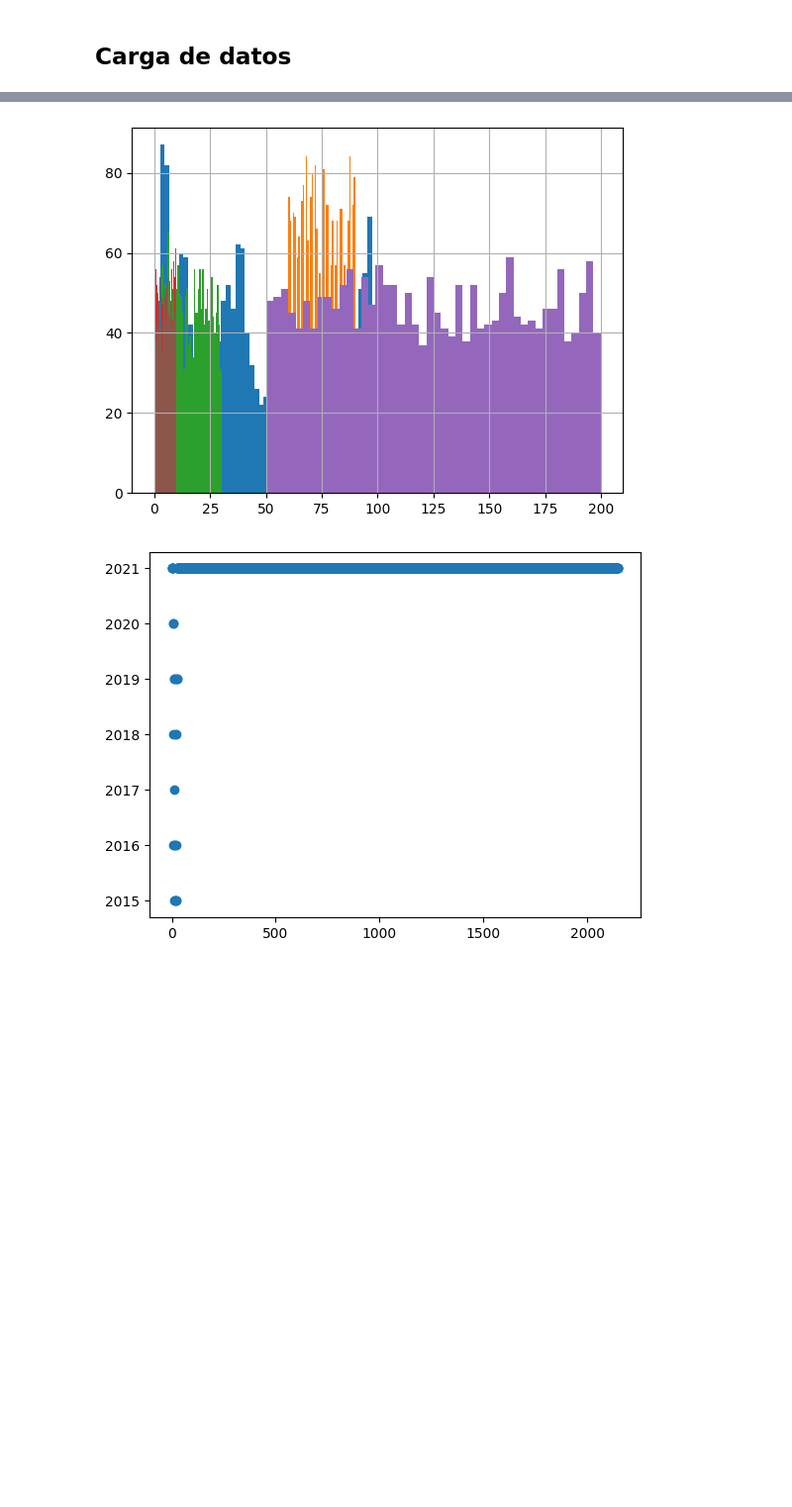
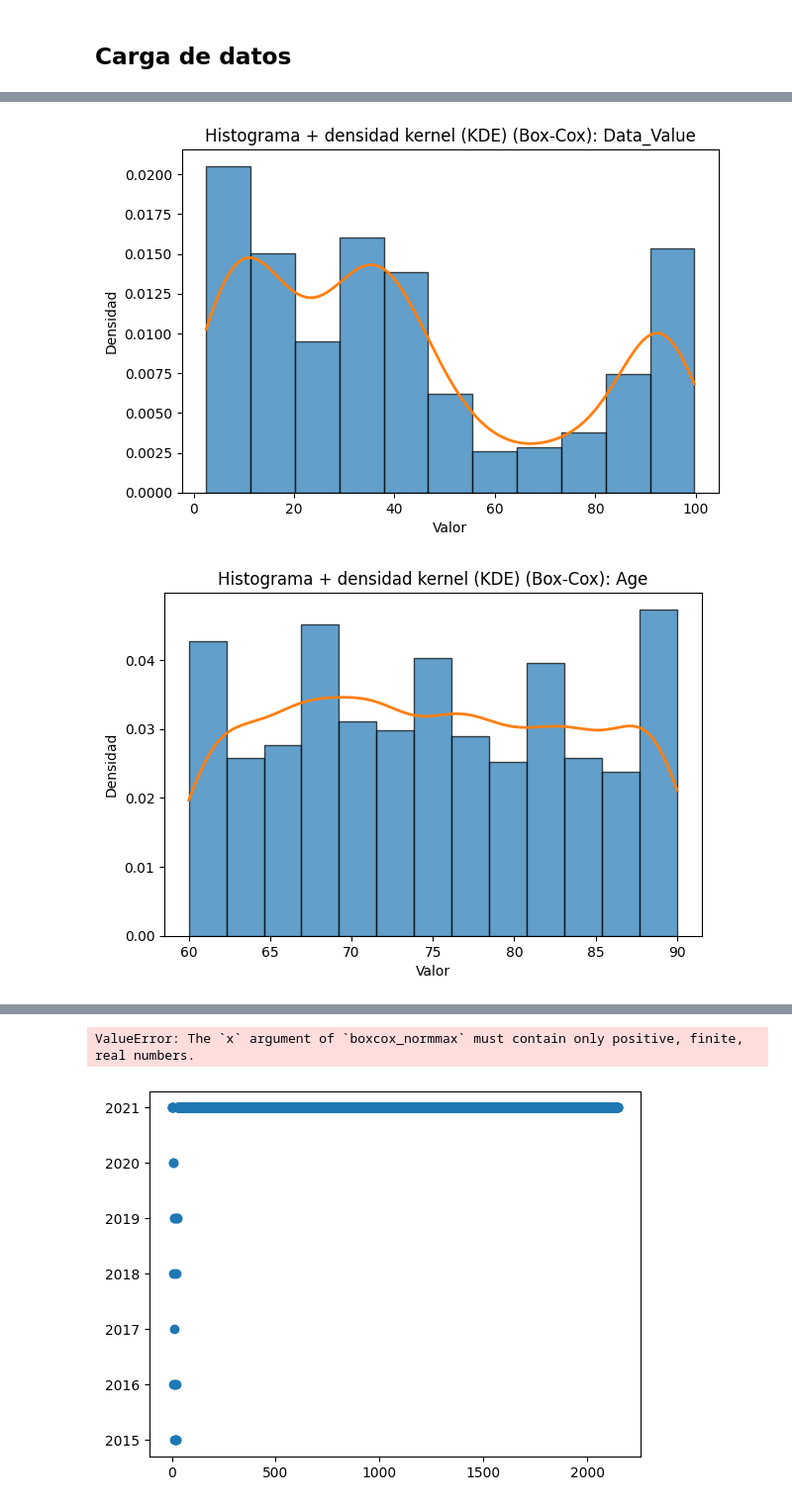
Before and after one commit to Bioestadistica-2025-2/Proyecto-Final, a Jupyter notebook: Proyecto_Final.ipynb, the cells around one changed output, grey strips where cells are left out. Shown at 99% size. Drawn from its saved outputs; the diff is of its cells as text; code cells hidden in the pictures; blank space fills up the shorter version.

```diff
--- a/Proyecto_Final.ipynb
+++ b/Proyecto_Final.ipynb
@@ -25,0 +50,14 @@ columns_interes = ["Data_Value","Age","MMSE","ADL","CholesterolLDL","FunctionalA
+# %%
+for col in columns_interes:
+    columna = df[col].dropna()  # Remove NaNs
+    plt.figure(figsize=(7,4.5))
+    plt.hist(columna, bins="fd", density=True, alpha=0.7, edgecolor="black")
+    kde = stats.gaussian_kde(columna)
+    xs = np.linspace(columna.min(), columna.max(), 400)
+    plt.plot(xs, kde(xs), linewidth=2)
+    plt.title(f"Histograma + densidad kernel (KDE) (Box-Cox): {col}")
+    plt.xlabel("Valor"); plt.ylabel("Densidad")
+    plt.show()
+# %% [output]
+[figure, added]
+[figure, added]
@@ -26,8 +68,16 @@ columns_interes = ["Data_Value","Age","MMSE","ADL","CholesterolLDL","FunctionalA
 # %%
 
-[df[c].hist(bins=round(np.sqrt(len(df)))) for c in columns_interes]; plt.show()
+df_t, params = transform_df(df, columns=columns_interes, method="boxcox", standardize=True, na_action="ignore")
+
+# 4) (Opcional) Reporte de normalidad
+rep = normality_report(df, df_t, columns_interes)
+rep.head()
+
+# 5) Graficar una columna antes/después
+plot_hist(df["col1"], "Before: col1")
+plot_hist(df_t["col1"], "After (Box-Cox + z-score): col1")
 # %% [output]
-[figure, removed]
+ValueError: The `x` argument of `boxcox_normmax` must contain only positive, finite, real numbers.
 # %%
 num = df.select_dtypes(include="number")
 plt.scatter(num.iloc[:,0], num.iloc[:,1]); plt.show()
```
Also changed, not shown: parts of 4 cells of this notebook.
